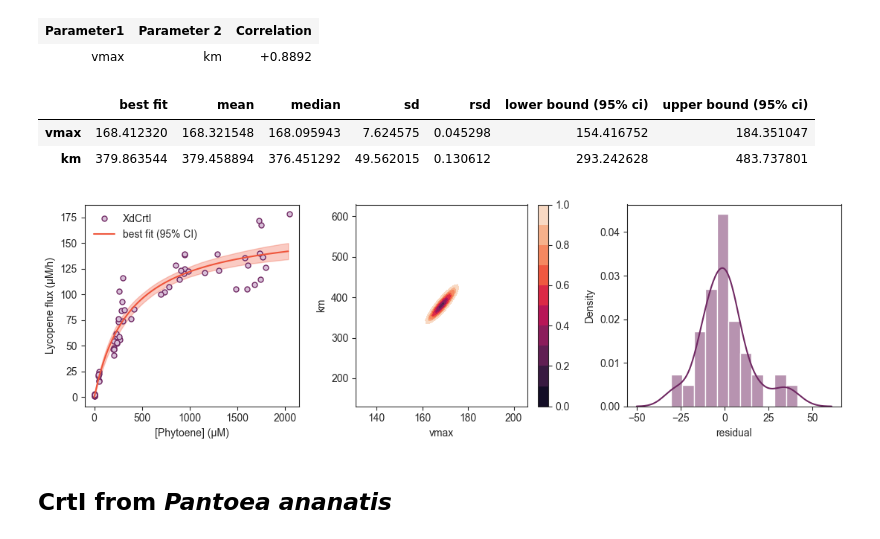
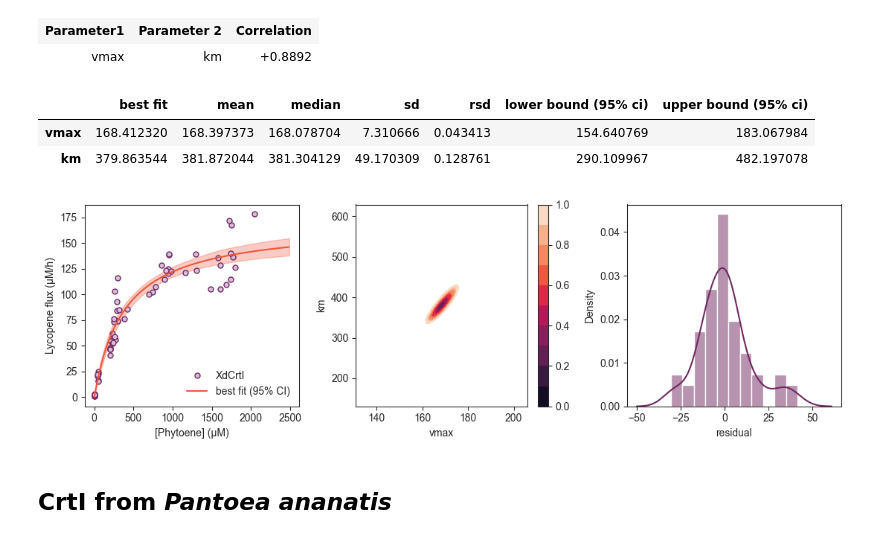
Before and after one commit to MetaSys-LISBP/in_vivo_enzymatic_parameters, a Jupyter notebook: enzinvivo.ipynb, the cells around one changed output. Drawn from its saved outputs; the diff is of its cells as text; code cells hidden in the pictures.

```diff
--- a/enzinvivo.ipynb
+++ b/enzinvivo.ipynb
@@ -77,7 +75,7 @@ def fit_data(x, y):
 
     return out, mini
 
-def monte_carlo(x, y, n_iter=100, xlim=[]):
+def monte_carlo(x, y, n_iter=100, xlim=[0]):
     """Sensitivity analysis to determine the precision on the
     estimated michaelien parameters.
 
@@ -134,7 +132,7 @@ def monte_carlo(x, y, n_iter=100, xlim=[]):
 
     return ci_sim, ci_par
 
-def plot_results(x, y, mini, out, results_mc, save=None, plot=dict(), plot_exp=dict(), plot_sim=dict(), plot_resid=dict(), xlab="", ylab="", leglab="", xlim=[]):
+def plot_results(x, y, mini, out, results_mc, save=None, plot=dict(), plot_exp=dict(), plot_sim=dict(), plot_resid=dict(), xlab="", ylab="", leglab="", xlim=[0]):
     """Plot results.
 
     Args:
@@ -165,8 +163,6 @@ def plot_results(x, y, mini, out, results_mc, save=None, plot=dict(), plot_exp=d
         axes[0].plot(x, y, 'o', markersize=5, label=leglab, **plot_exp)
     axes[0].plot(x_sim, y_sim, label='best fit (95% CI)', **plot_sim)
     axes[0].tick_params(bottom=True, left=True)
-    if xlim is not None:
-        axes[0].set_xlim(xlim)
     if xlab == "":
         axes[0].set_xlabel('concentration')
     else:
@@ -273,7 +269,7 @@ XdCrtI_lycopene_flux = np.float_([124.7965487, 120.7719585, 1.258754814, 1.19881
 results, mini = fit_data(XdCrtI_phytoene, XdCrtI_lycopene_flux)
 
 # calculate confidence intervals on the fit
-ci_sim, ci_par = monte_carlo(XdCrtI_phytoene, XdCrtI_lycopene_flux, n_iter=1000)
+ci_sim, ci_par = monte_carlo(XdCrtI_phytoene, XdCrtI_lycopene_flux, n_iter=1000, xlim=[0,2500])
 # %% [markdown]
 Show results.
 # %%
@@ -300,18 +296,19 @@ Correlations (unreported values are < 0.100)
 ci_par
 # %% [output]
 |  | best fit | mean | median | sd | rsd | lower bound (95% ci) | upper bound (95% ci) |
-| vmax | 168.412320 | 168.321548 | 168.095943 | 7.624575 | 0.045298 | 154.416752 | 184.351047 |
-| km | 379.863544 | 379.458894 | 376.451292 | 49.562015 | 0.130612 | 293.242628 | 483.737801 |
+| vmax | 168.412320 | 168.397373 | 168.078704 | 7.310666 | 0.043413 | 154.640769 | 183.067984 |
+| km | 379.863544 | 381.872044 | 381.304129 | 49.170309 | 0.128761 | 290.109967 | 482.197078 |
 # %%
 plot_results(XdCrtI_phytoene, XdCrtI_lycopene_flux, mini, results, ci_sim,
              save=["./figures/XdCrtI.svg", "./figures/XdCrtI.png", "./figures/XdCrtI.pdf"],
              plot=dict(figsize=(11, 3.5)),
              plot_exp=dict(markerfacecolor="#D8BFD8", markeredgewidth=1, markeredgecolor="#702963"),
              plot_sim=dict(color="#EF553B"),
              plot_resid=dict(kde=True, stat="density", color="#702963", kde_kws=dict(cut=3)),
+             xlim=[0,2500],
              xlab="[Phytoene] (µM)", ylab="Lycopene flux (µM/h)", leglab="XdCrtI")
 # %% [output]
-[figure, old version]
+[figure, new version]
 # %% [markdown]
 ## CrtI from *Pantoea ananatis*
 # %%
```
Also changed, not shown: parts of 11 cells of this notebook, 12 other files.
